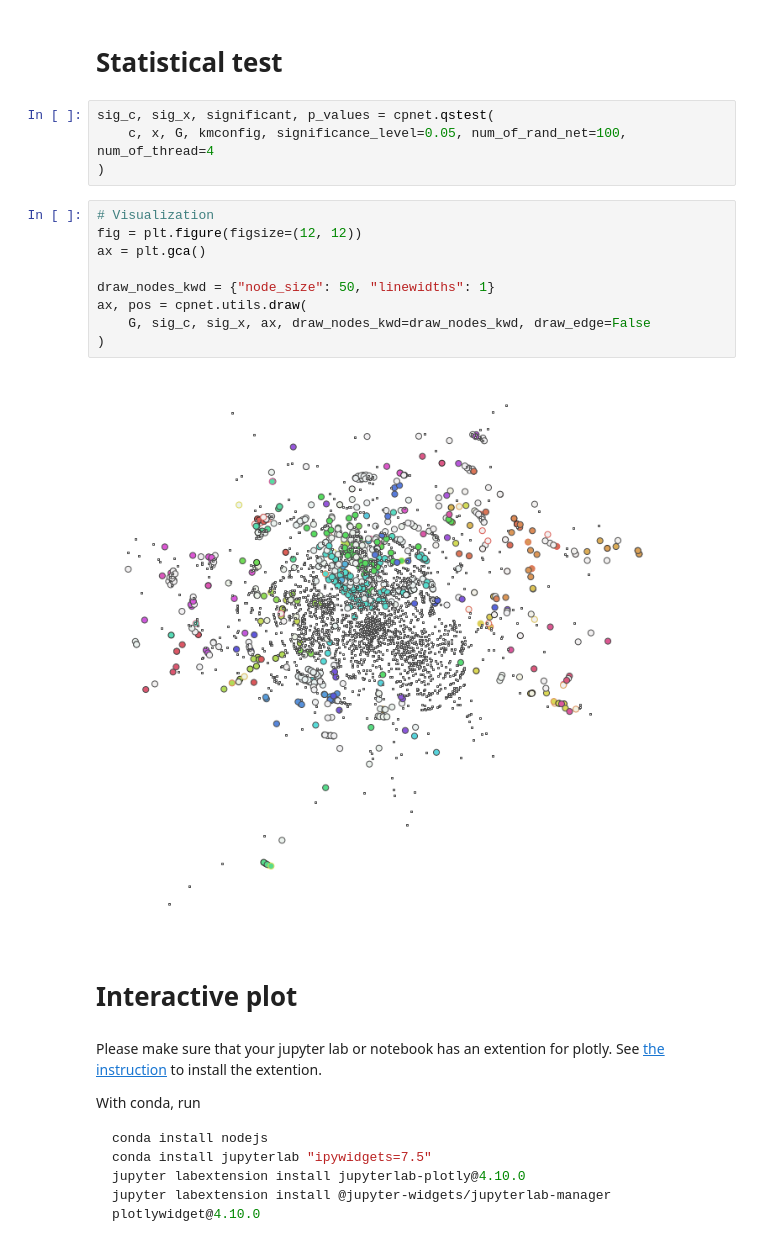
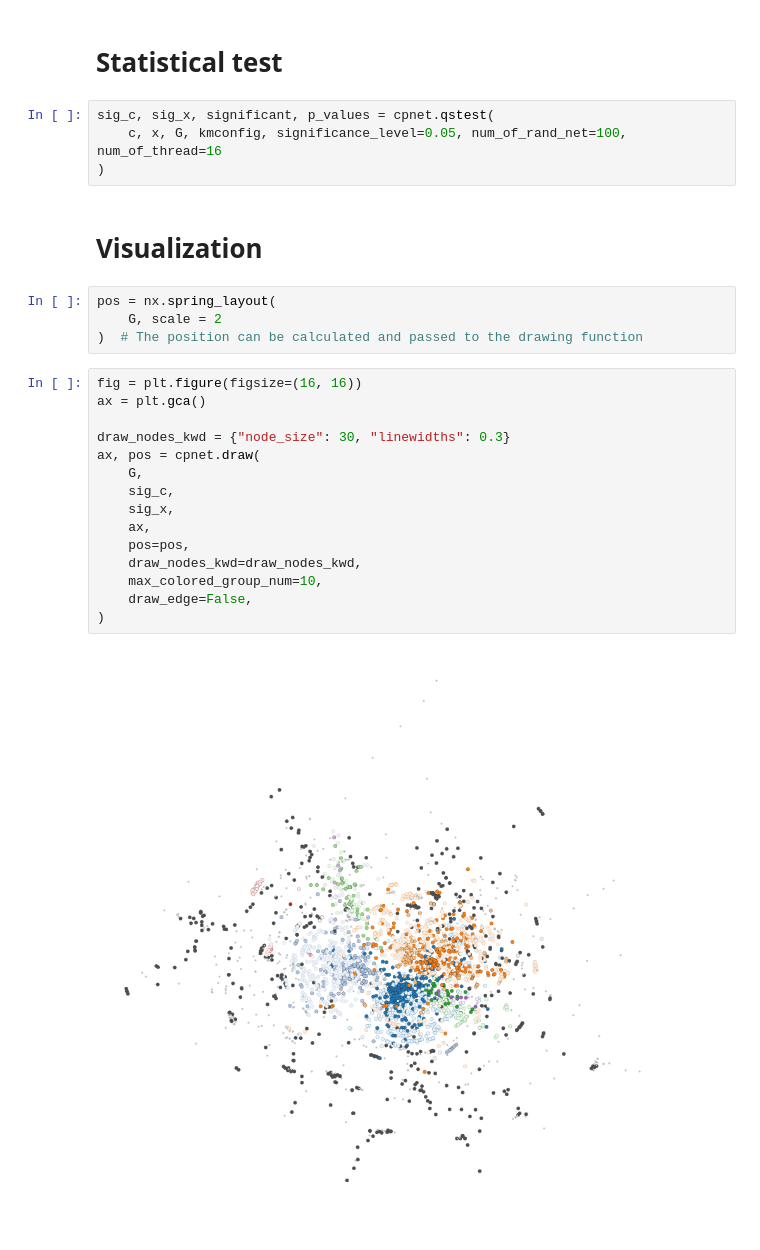
Before and after one commit to skojaku/core-periphery-detection, a Jupyter notebook: notebooks/example4.ipynb, the cells around one changed output. Cells and saved outputs as stored; diff of their text form.

````diff
--- a/notebooks/example4.ipynb
+++ b/notebooks/example4.ipynb
@@ -67,29 +61,28 @@ x = kmconfig.get_coreness()  # Get the coreness of nodes
 # Statistical test
 # %%
 sig_c, sig_x, significant, p_values = cpnet.qstest(
-    c, x, G, kmconfig, significance_level=0.05, num_of_rand_net=100, num_of_thread=4
+    c, x, G, kmconfig, significance_level=0.05, num_of_rand_net=100, num_of_thread=16
 )
+# %% [markdown]
+# Visualization
+# %%
+pos = nx.spring_layout(
+    G, scale = 2
+)  # The position can be calculated and passed to the drawing function
 # %%
-# Visualization
-fig = plt.figure(figsize=(12, 12))
+fig = plt.figure(figsize=(16, 16))
 ax = plt.gca()
 
-draw_nodes_kwd = {"node_size": 50, "linewidths": 1}
-ax, pos = cpnet.utils.draw(
-    G, sig_c, sig_x, ax, draw_nodes_kwd=draw_nodes_kwd, draw_edge=False
+draw_nodes_kwd = {"node_size": 30, "linewidths": 0.3}
+ax, pos = cpnet.draw(
+    G,
+    sig_c,
+    sig_x,
+    ax,
+    pos=pos,
+    draw_nodes_kwd=draw_nodes_kwd,
+    max_colored_group_num=10,
+    draw_edge=False,
 )
 # %% [output]
-[figure, old version]
+[figure, new version]
-# %% [markdown]
-# Interactive plot
-# %% [markdown]
-Please make sure that your jupyter lab or notebook has an extention for plotly. See [the instruction](https://plotly.com/python/getting-started/) to install the extention.
-
-With conda, run
-
-```bash
-conda install nodejs
-conda install jupyterlab "ipywidgets=7.5"
-jupyter labextension install jupyterlab-plotly@4.10.0
-jupyter labextension install @jupyter-widgets/jupyterlab-manager plotlywidget@4.10.0
-```
````
Also changed, not shown: parts of 2 cells of this notebook, 3 other files.
